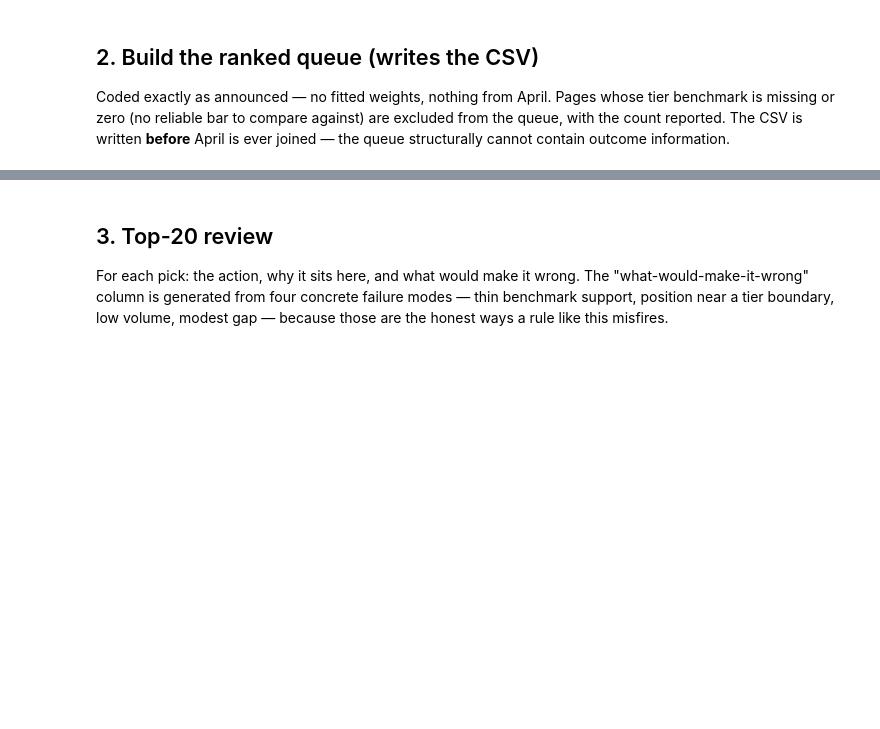
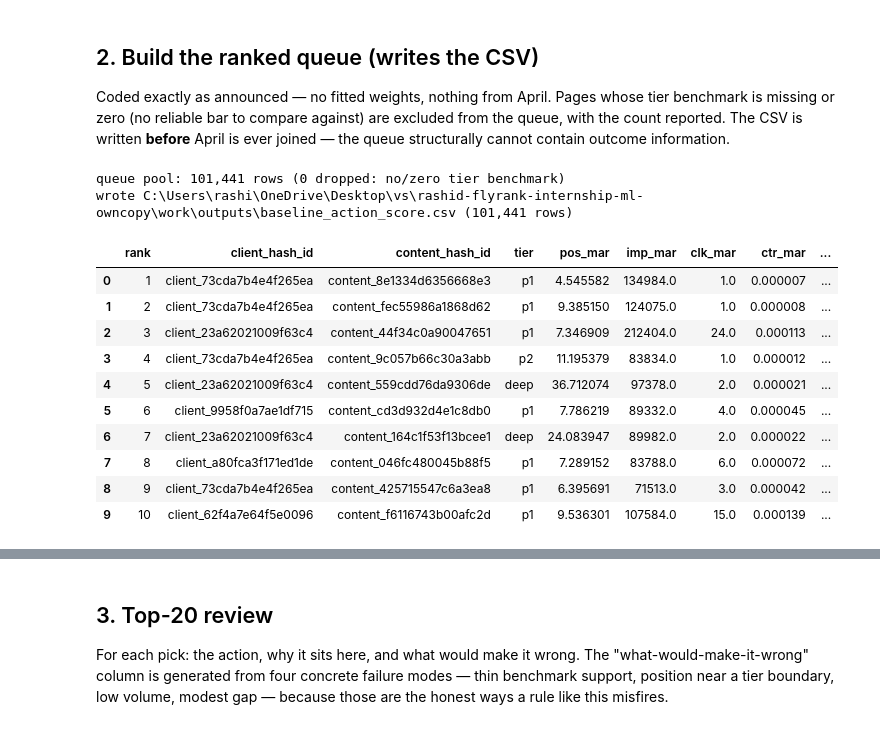
Before and after one commit to rashidsami10000-afk/rashid-flyrank-internship-ml-owncopy, a Jupyter notebook: work/notebooks/w04_baseline_score.ipynb, the cells around one changed output, grey strips where cells are left out. Drawn from its saved outputs; the diff is of its cells as text; code cells hidden in the pictures; blank space fills up the shorter version.

```diff
--- a/work/notebooks/w04_baseline_score.ipynb
+++ b/work/notebooks/w04_baseline_score.ipynb
@@ -37,3 +41,17 @@ con.execute(f"CREATE OR REPLACE SECRET hf (TYPE huggingface, TOKEN '{HF_TOKEN}')
 REL = 'hf://datasets/FlyRank/internship-warehouse'
 MAR = f"read_parquet('{REL}/fact_content_daily_performance/month=2026-03/*.parquet')"
 APR = f"read_parquet('{REL}/fact_content_daily_performance/month=2026-04/*.parquet')"
+
+import pathlib
+
+def find_repo_root():
+    # nbconvert/Colab run with different working directories - anchor on the repo layout
+    p = pathlib.Path.cwd()
+    for cand in [p, *p.parents]:
+        if (cand / 'work' / 'notebooks').exists():
+            return cand
+    return p
+
+ROOT = find_repo_root()
+OUT_DIR = ROOT / 'work' / 'outputs'
+print(f'outputs will be written to: {OUT_DIR}')
@@ -175,36 +223,49 @@ cannot contain outcome information.
 # %%
 rule = pool.copy()
 rule['tier'] = rule['pos_mar'].apply(tier_of)
 bench_counts = rule[rule['imp_mar'] >= 1000].groupby('tier').size().rename('bench_support')
 bench = (rule[rule['imp_mar'] >= 1000].groupby('tier')['ctr_mar']
          .median().rename('tier_expected_ctr'))
 rule['tier_expected_ctr'] = rule['tier'].map(bench)
 rule['bench_support'] = rule['tier'].map(bench_counts)
 
 before = len(rule)
 rule = rule[rule['tier_expected_ctr'] > 0].copy()
 print(f'queue pool: {len(rule):,} rows ({before - len(rule)} dropped: no/zero tier benchmark)')
 
 rule['capture_ratio'] = rule['ctr_mar'] / rule['tier_expected_ctr']
 rule['score'] = (100 * (1 - rule['capture_ratio']).clip(lower=0) * np.log10(rule['imp_mar'])).round(1)
 rule['reason_code'] = 'ctr_below_tier_benchmark'
 
 action_by_tier = {'p1_top': 'rewrite_title_meta', 'p1': 'rewrite_title_meta',
                   'p2': 'improve_intent_match', 'deep': 'monitor_only'}
 rule['action_label'] = rule['tier'].map(action_by_tier)
 
 rule = rule.sort_values('score', ascending=False).reset_index(drop=True)
 rule.insert(0, 'rank', np.arange(1, len(rule) + 1))
 
-import pathlib
-out_dir = pathlib.Path('work/outputs')
+out_dir = OUT_DIR
 out_dir.mkdir(parents=True, exist_ok=True)
 cols = ['rank', 'client_hash_id', 'content_hash_id', 'tier', 'pos_mar',
         'imp_mar', 'clk_mar', 'ctr_mar', 'tier_expected_ctr',
         'capture_ratio', 'score', 'reason_code', 'action_label']
 rule[cols].to_csv(out_dir / 'baseline_action_score.csv', index=False)
-print(f'wrote work/outputs/baseline_action_score.csv ({len(rule):,} rows)')
+print(f'wrote {out_dir / "baseline_action_score.csv"} ({len(rule):,} rows)')
 rule[cols].head(10)
+# %% [output]
+queue pool: 101,441 rows (0 dropped: no/zero tier benchmark)
+wrote C:\Users\rashi\OneDrive\Desktop\vs\rashid-flyrank-internship-ml-owncopy\work\outputs\baseline_action_score.csv (101,441 rows)
+|  | rank | client_hash_id | content_hash_id | tier | pos_mar | imp_mar | clk_mar | ctr_mar | ... |
+| 0 | 1 | client_73cda7b4e4f265ea | content_8e1334d6356668e3 | p1 | 4.545582 | 134984.0 | 1.0 | 0.000007 | ... |
+| 1 | 2 | client_73cda7b4e4f265ea | content_fec55986a1868d62 | p1 | 9.385150 | 124075.0 | 1.0 | 0.000008 | ... |
+| 2 | 3 | client_23a62021009f63c4 | content_44f34c0a90047651 | p1 | 7.346909 | 212404.0 | 24.0 | 0.000113 | ... |
+| 3 | 4 | client_73cda7b4e4f265ea | content_9c057b66c30a3abb | p2 | 11.195379 | 83834.0 | 1.0 | 0.000012 | ... |
+| 4 | 5 | client_23a62021009f63c4 | content_559cdd76da9306de | deep | 36.712074 | 97378.0 | 2.0 | 0.000021 | ... |
+| 5 | 6 | client_9958f0a7ae1df715 | content_cd3d932d4e1c8db0 | p1 | 7.786219 | 89332.0 | 4.0 | 0.000045 | ... |
+| 6 | 7 | client_23a62021009f63c4 | content_164c1f53f13bcee1 | deep | 24.083947 | 89982.0 | 2.0 | 0.000022 | ... |
+| 7 | 8 | client_a80fca3f171ed1de | content_046fc480045b88f5 | p1 | 7.289152 | 83788.0 | 6.0 | 0.000072 | ... |
+| 8 | 9 | client_73cda7b4e4f265ea | content_425715547c6a3ea8 | p1 | 6.395691 | 71513.0 | 3.0 | 0.000042 | ... |
+| 9 | 10 | client_62f4a7e64f5e0096 | content_f6116743b00afc2d | p1 | 9.536301 | 107584.0 | 15.0 | 0.000139 | ... |
 # %%
 # Evaluation ONLY from here: April joins after the CSV exists, never before.
 q_apr = f"""
```
Also changed, not shown: parts of 11 cells of this notebook, 1 other file.
